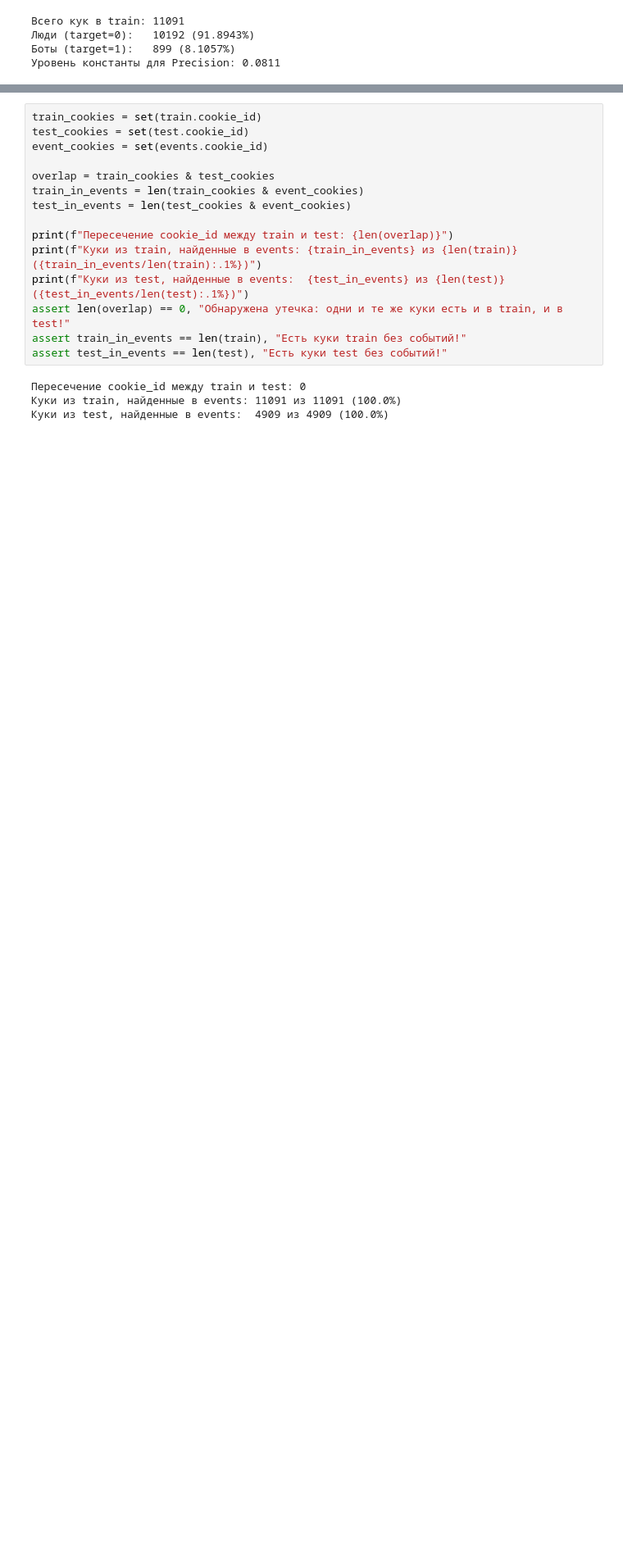
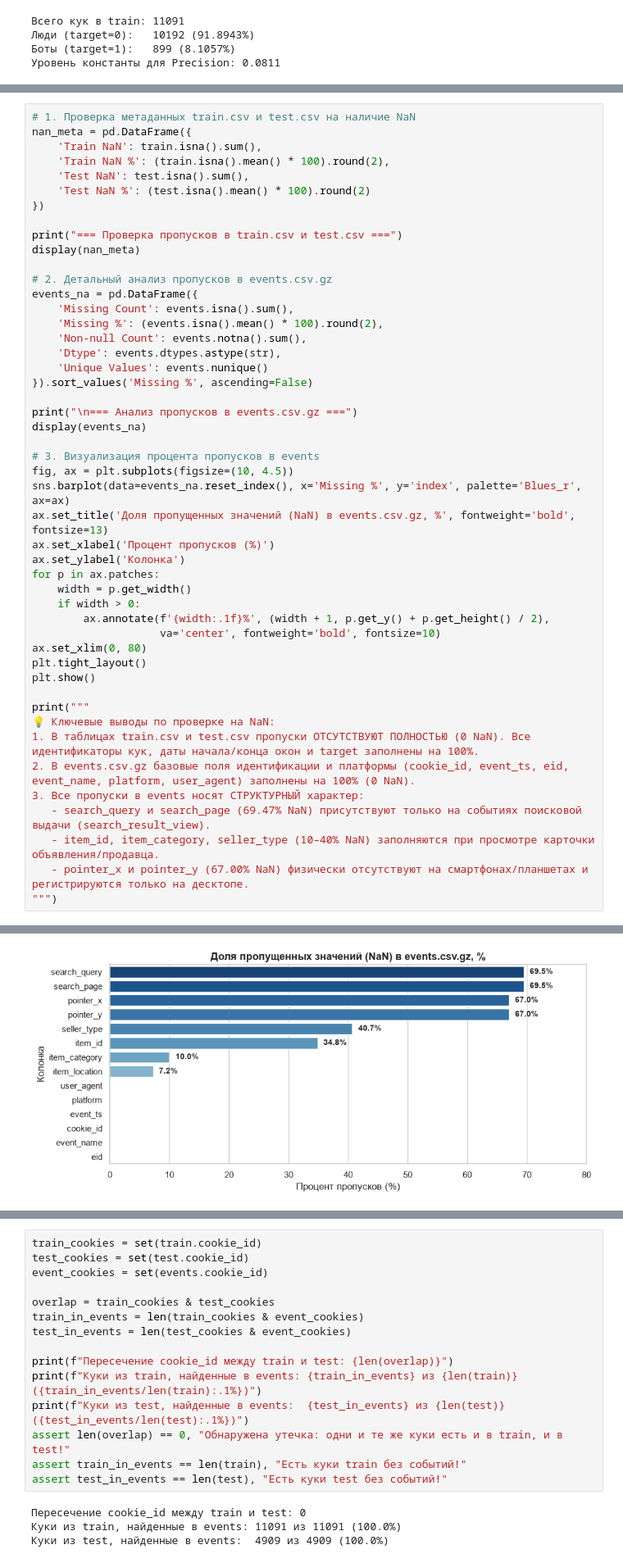
Before and after one commit to VladislavOA/avito-bot-detection, a Jupyter notebook: eda/eda.ipynb, the cells around one changed output, grey strips where cells are left out. Shown at 82% size. Saved outputs shown, nothing was run; the diff lists cells and outputs as text; blank space fills up the shorter version.

```diff
--- a/eda/eda.ipynb
+++ b/eda/eda.ipynb
@@ -94,0 +102,49 @@ print(f"Уровень константы для Precision: {target_props[1]:.4f
+# %%
+# 1. Проверка метаданных train.csv и test.csv на наличие NaN
+nan_meta = pd.DataFrame({
+    'Train NaN': train.isna().sum(),
+    'Train NaN %': (train.isna().mean() * 100).round(2),
+    'Test NaN': test.isna().sum(),
+    'Test NaN %': (test.isna().mean() * 100).round(2)
+})
+
+print("=== Проверка пропусков в train.csv и test.csv ===")
+display(nan_meta)
+
+# 2. Детальный анализ пропусков в events.csv.gz
+events_na = pd.DataFrame({
+    'Missing Count': events.isna().sum(),
+    'Missing %': (events.isna().mean() * 100).round(2),
+    'Non-null Count': events.notna().sum(),
+    'Dtype': events.dtypes.astype(str),
+    'Unique Values': events.nunique()
+}).sort_values('Missing %', ascending=False)
+
+print("\n=== Анализ пропусков в events.csv.gz ===")
+display(events_na)
+
+# 3. Визуализация процента пропусков в events
+fig, ax = plt.subplots(figsize=(10, 4.5))
+sns.barplot(data=events_na.reset_index(), x='Missing %', y='index', palette='Blues_r', ax=ax)
+ax.set_title('Доля пропущенных значений (NaN) в events.csv.gz, %', fontweight='bold', fontsize=13)
+ax.set_xlabel('Процент пропусков (%)')
+ax.set_ylabel('Колонка')
+for p in ax.patches:
+    width = p.get_width()
+    if width > 0:
+        ax.annotate(f'{width:.1f}%', (width + 1, p.get_y() + p.get_height() / 2),
+                    va='center', fontweight='bold', fontsize=10)
+ax.set_xlim(0, 80)
+plt.tight_layout()
+plt.show()
+
+print("""
+💡 Ключевые выводы по проверке на NaN:
+1. В таблицах train.csv и test.csv пропуски ОТСУТСТВУЮТ ПОЛНОСТЬЮ (0 NaN). Все идентификаторы кук, даты начала/конца окон и target заполнены на 100%.
+2. В events.csv.gz базовые поля идентификации и платформы (cookie_id, event_ts, eid, event_name, platform, user_agent) заполнены на 100% (0 NaN).
+3. Все пропуски в events носят СТРУКТУРНЫЙ характер:
+   - search_query и search_page (69.47% NaN) присутствуют только на событиях поисковой выдачи (search_result_view).
+   - item_id, item_category, seller_type (10–40% NaN) заполняются при просмотре карточки объявления/продавца.
+   - pointer_x и pointer_y (67.00% NaN) физически отсутствуют на смартфонах/планшетах и регистрируются только на десктопе.
+""")
+# %% [output]
@@ -94,0 +174 @@ print(f"Уровень константы для Precision: {target_props[1]:.4f
+[figure, added]
```
Also changed, not shown: parts of 6 cells of this notebook, 1 other file.
